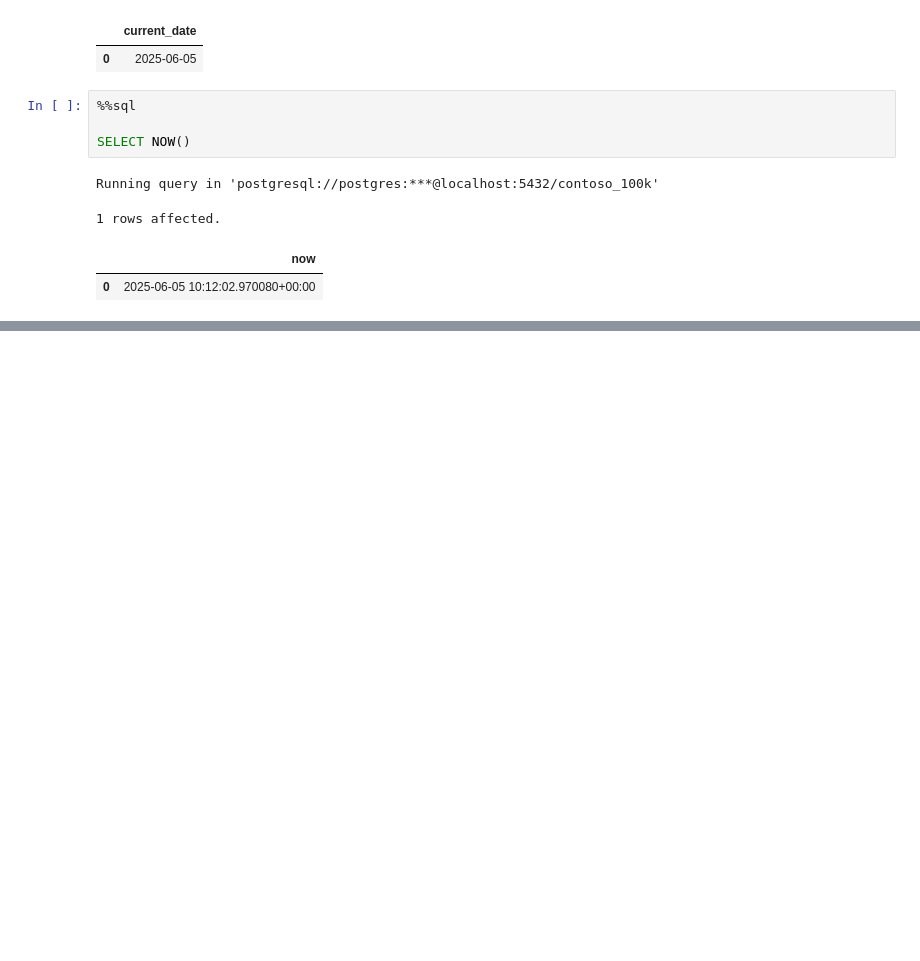
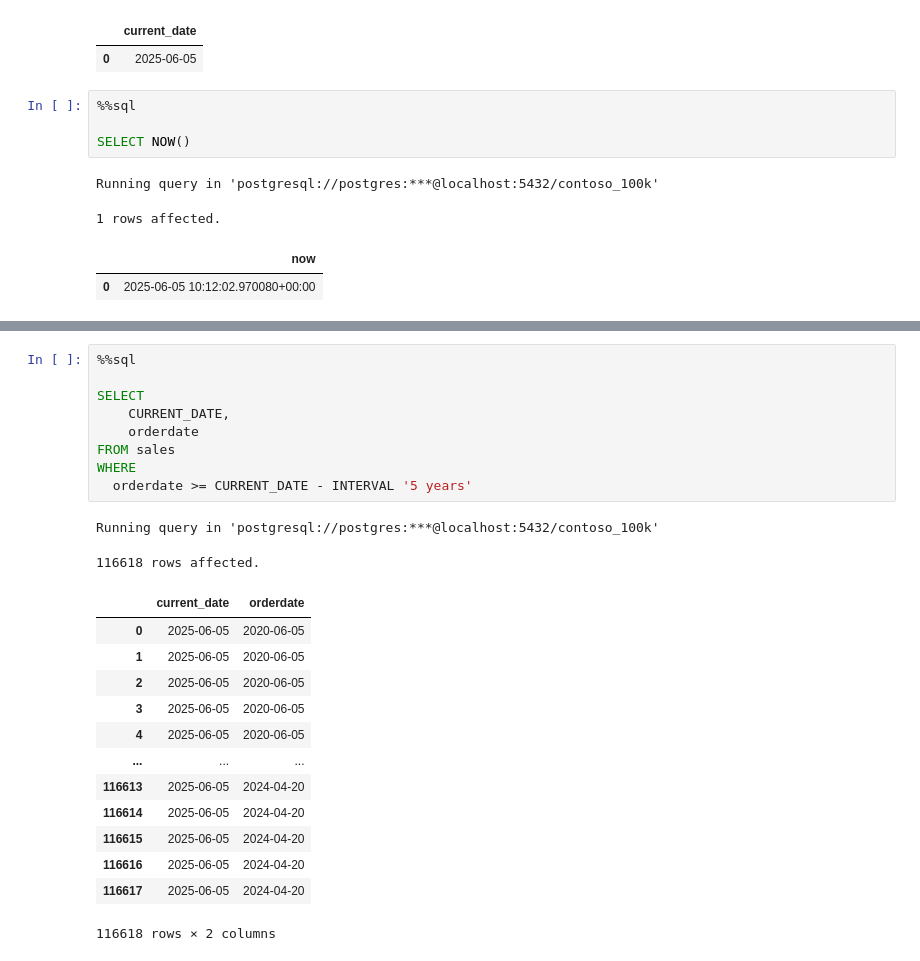
Before and after one commit to muva8496/The-Great-Thing, a Jupyter notebook: Resources/Blank_SQL_Notebook.ipynb, the cells around one changed output, grey strips where cells are left out. Cells and saved outputs as stored; diff of their text form; blank space fills up the shorter version.

```diff
--- a/Resources/Blank_SQL_Notebook.ipynb
+++ b/Resources/Blank_SQL_Notebook.ipynb
@@ -195,0 +196,25 @@ Running query in 'postgresql://postgres:***@localhost:5432/contoso_100k'
+# %%
+%%sql
+
+SELECT
+    CURRENT_DATE,
+    orderdate
+FROM sales
+WHERE
+  orderdate >= CURRENT_DATE - INTERVAL '5 years'
+# %% [output]
+Running query in 'postgresql://postgres:***@localhost:5432/contoso_100k'
+116618 rows affected.
+|  | current_date | orderdate |
+| 0 | 2025-06-05 | 2020-06-05 |
+| 1 | 2025-06-05 | 2020-06-05 |
+| 2 | 2025-06-05 | 2020-06-05 |
+| 3 | 2025-06-05 | 2020-06-05 |
+| 4 | 2025-06-05 | 2020-06-05 |
+| ... | ... | ... |
+| 116613 | 2025-06-05 | 2024-04-20 |
+| 116614 | 2025-06-05 | 2024-04-20 |
+| 116615 | 2025-06-05 | 2024-04-20 |
+| 116616 | 2025-06-05 | 2024-04-20 |
+| 116617 | 2025-06-05 | 2024-04-20 |
+116618 rows × 2 columns
```
Also changed, not shown: parts of 3 cells of this notebook.
